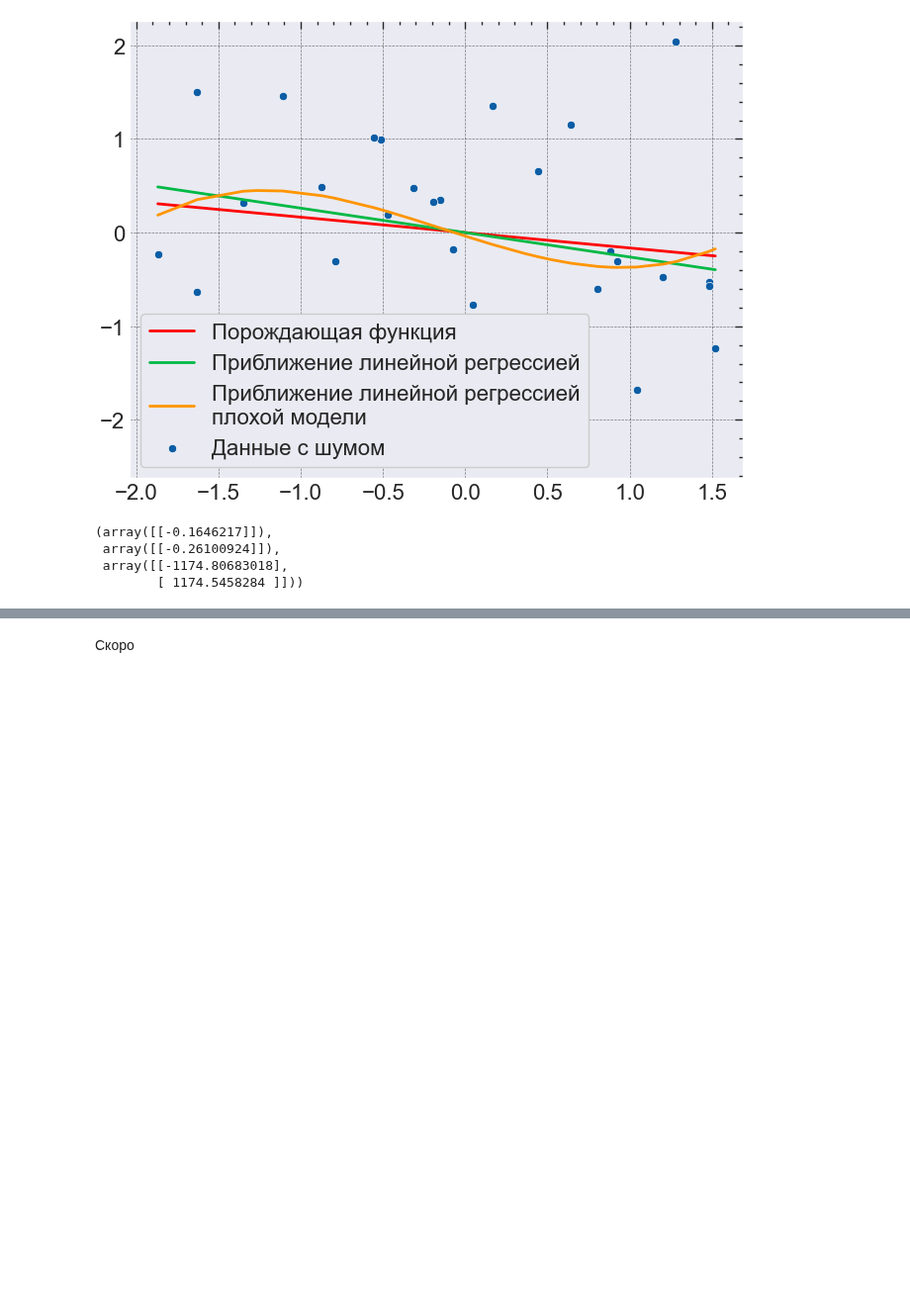
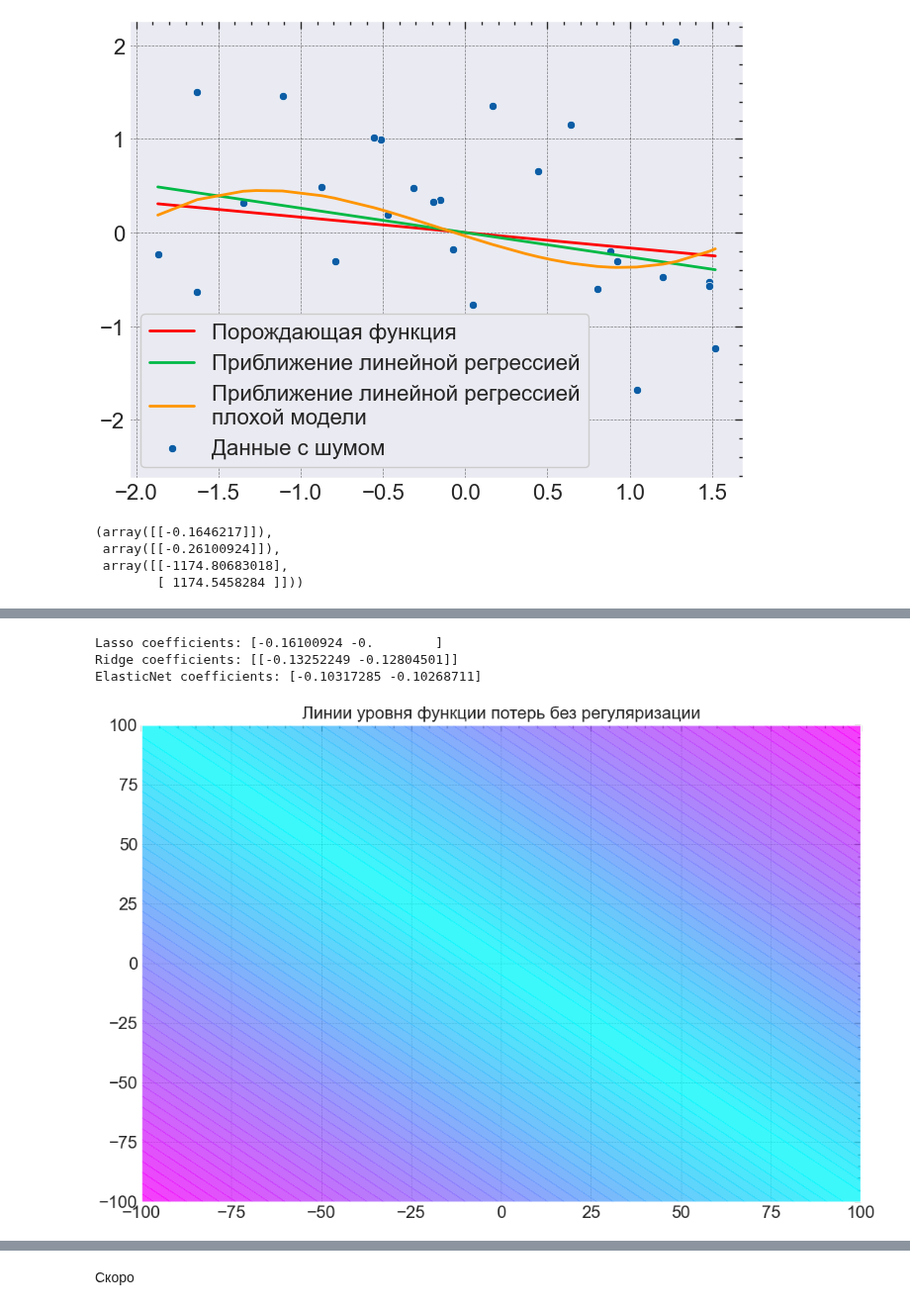
Before and after one commit to 2reckey/Bayesian_Stats, a Jupyter notebook: ML_Models/03_Байесовские_Модели_Регуляризация.ipynb, the cells around one changed output, grey strips where cells are left out. Shown at 99% size. Drawn from its saved outputs; the diff is of its cells as text; code cells hidden in the pictures; blank space fills up the shorter version.

```diff
--- a/ML_Models/03_Байесовские_Модели_Регуляризация.ipynb
+++ b/ML_Models/03_Байесовские_Модели_Регуляризация.ipynb
@@ -503,0 +533,42 @@ model.get_weights()
+# %%
+from sklearn.linear_model import Lasso, Ridge, ElasticNet
+from sklearn.preprocessing import StandardScaler
+import numpy as np
+
+# Предполагается, что X и y уже загружены и представляют собой данные для обучения
+
+X_scaled = X_model
+
+# Обучение модели Lasso (L1 регуляризация)
+lasso = Lasso(alpha=0.1, fit_intercept=False)  # alpha - коэффициент регуляризации, fit_intercept=False исключает смещение
+lasso.fit(X_scaled, y)
+
+# Обучение модели Ridge (L2 регуляризация)
+ridge = Ridge(alpha=0.1, fit_intercept=False)
+ridge.fit(X_scaled, y)
+
+# Обучение модели ElasticNet (L1+L2 регуляризация)
+elastic_net = ElasticNet(alpha=0.1, l1_ratio=0.5, fit_intercept=False)  # l1_ratio - баланс между L1 и L2 регуляризацией
+elastic_net.fit(X_scaled, y)
+
+# Вывод коэффициентов моделей
+print("Lasso coefficients:", lasso.coef_)
+print("Ridge coefficients:", ridge.coef_)
+print("ElasticNet coefficients:", elastic_net.coef_)
+# %% [output]
+Lasso coefficients: [-0.16100924 -0.        ]
+Ridge coefficients: [[-0.13252249 -0.12804501]]
+ElasticNet coefficients: [-0.10317285 -0.10268711]
+# %%
+W0, W1 = np.meshgrid(np.linspace(-100, 100, 100), np.linspace(-100, 100, 100))
+Z_no_reg = np.array([np.linalg.norm(X_model @ np.array([[w0], [w1]]) - y) for w0, w1 in zip(np.ravel(W0), np.ravel(W1))])
+Z_no_reg = Z_no_reg.reshape(W0.shape)
+
+plt.figure(figsize=(12,8))
+plt.contourf(W0, W1, Z_no_reg, levels=50, cmap='cool', alpha = 0.75)
+
+plt.title('Линии уровня функции потерь без регуляризации')
+
+plt.show()
+# %% [output]
+[figure, added]
```
Also changed, not shown: parts of 7 cells of this notebook, 1 other file.
